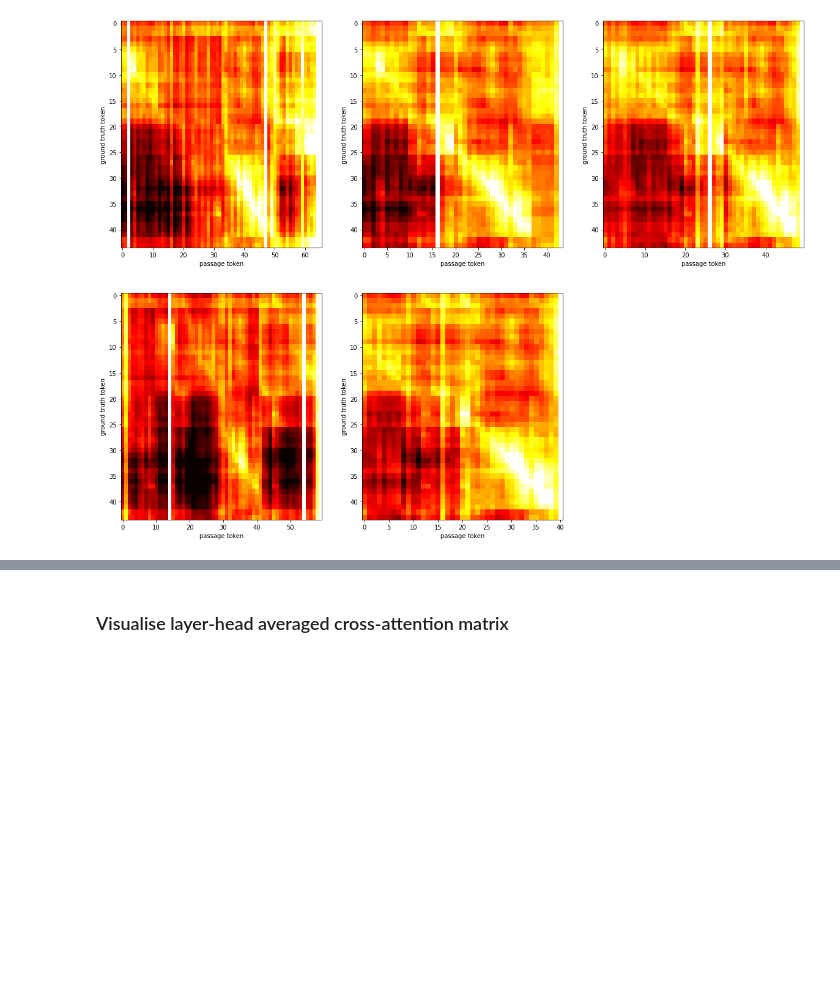
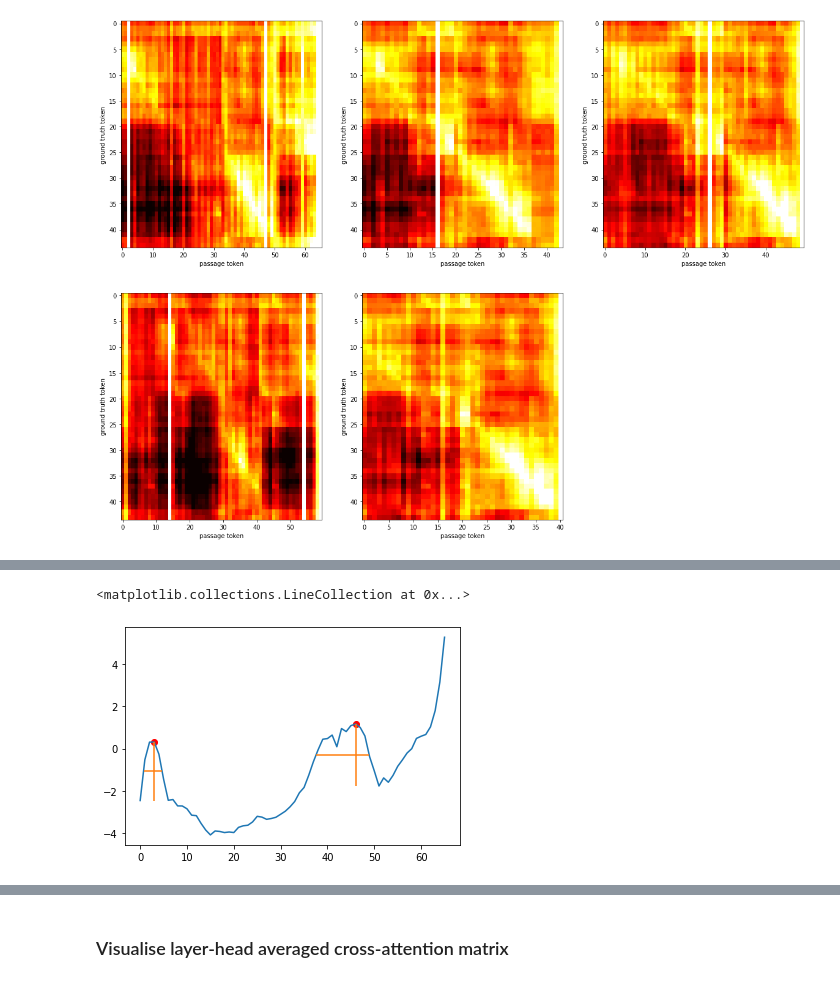
Before and after one commit to casetext/FiD, a Jupyter notebook: notebooks/FiD_confidence_thresholding.ipynb, the cells around one changed output, grey strips where cells are left out. Cells and saved outputs as stored; diff of their text form; code cells hidden in the pictures; blank space fills up the shorter version.

Commit message:
peak analysis

```diff
--- a/notebooks/FiD_confidence_thresholding.ipynb
+++ b/notebooks/FiD_confidence_thresholding.ipynb
@@ -405,0 +411,15 @@ for i in range(5):
+# %%
+i = 0
+
+peaks, properties = find_peaks(savgols[i], width=3)
+plt.plot(savgols[i])
+plt.scatter(list(peaks), [savgols[i][idx] for idx in list(peaks)], color='red')
+
+plt.vlines(x=peaks, ymin=savgols[i][peaks] - properties["prominences"],
+           ymax = savgols[i][peaks], color = "C1")
+
+plt.hlines(y=properties["width_heights"], xmin=properties["left_ips"],
+           xmax=properties["right_ips"], color = "C1")
+# %% [output]
+<matplotlib.collections.LineCollection at 0x...>
+[figure, added]
```
Also changed, not shown: parts of 15 cells of this notebook.
